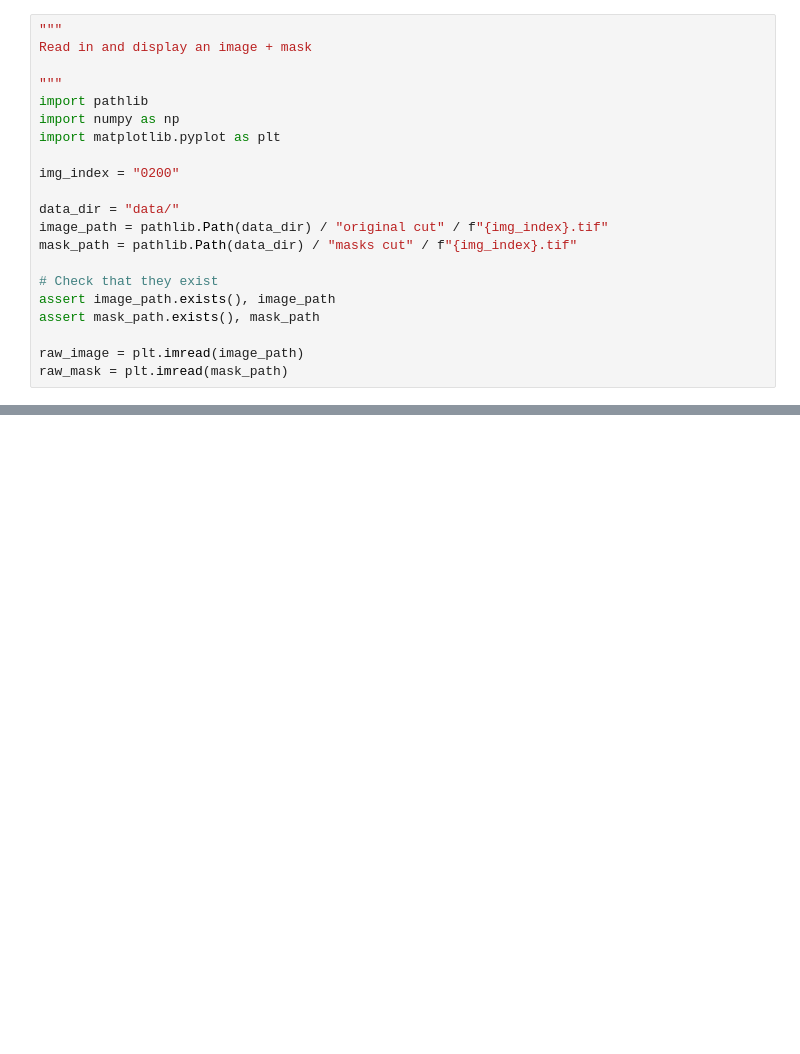
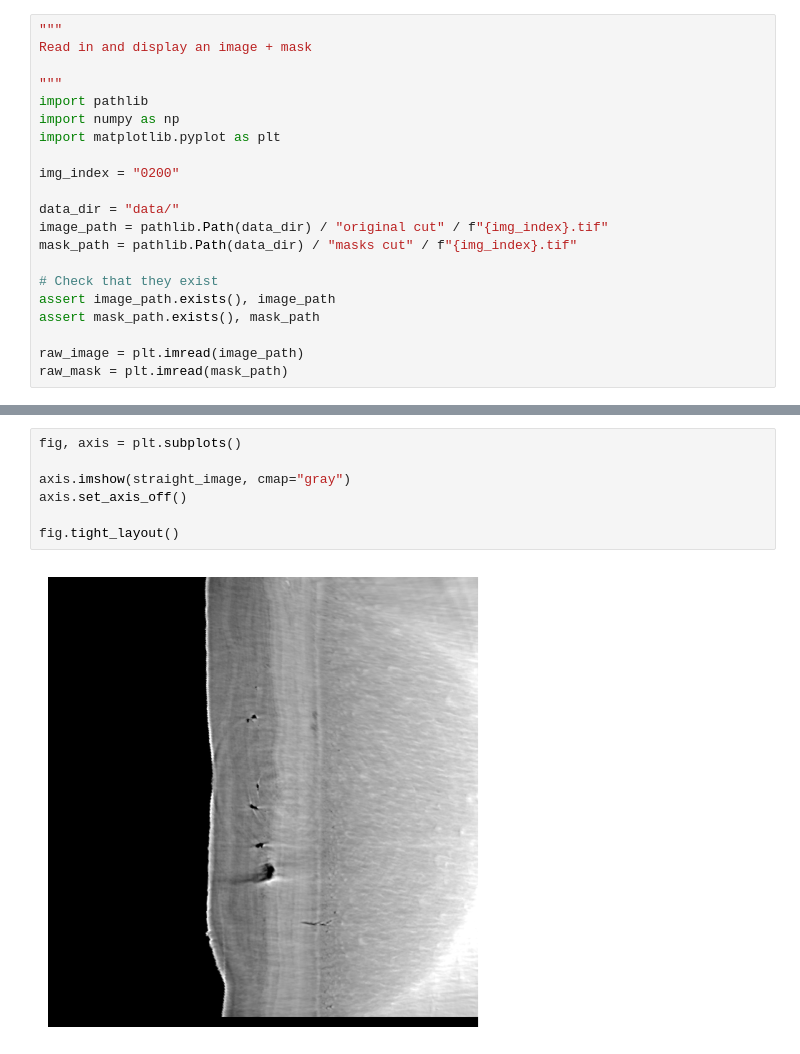
Before and after one commit to JGIBristol/cementum_imaging, a Jupyter notebook: pipeline.ipynb, the cells around one changed output, grey strips where cells are left out. Drawn from its saved outputs; the diff is of its cells as text; blank space fills up the shorter version.

```diff
--- a/pipeline.ipynb
+++ b/pipeline.ipynb
@@ -69,0 +105,9 @@ axes[1].set_title("Straight mesh")
+# %%
+fig, axis = plt.subplots()
+
+axis.imshow(straight_image, cmap="gray")
+axis.set_axis_off()
+
+fig.tight_layout()
+# %% [output]
+[figure, added]
```
Also changed, not shown: parts of 5 cells of this notebook.
